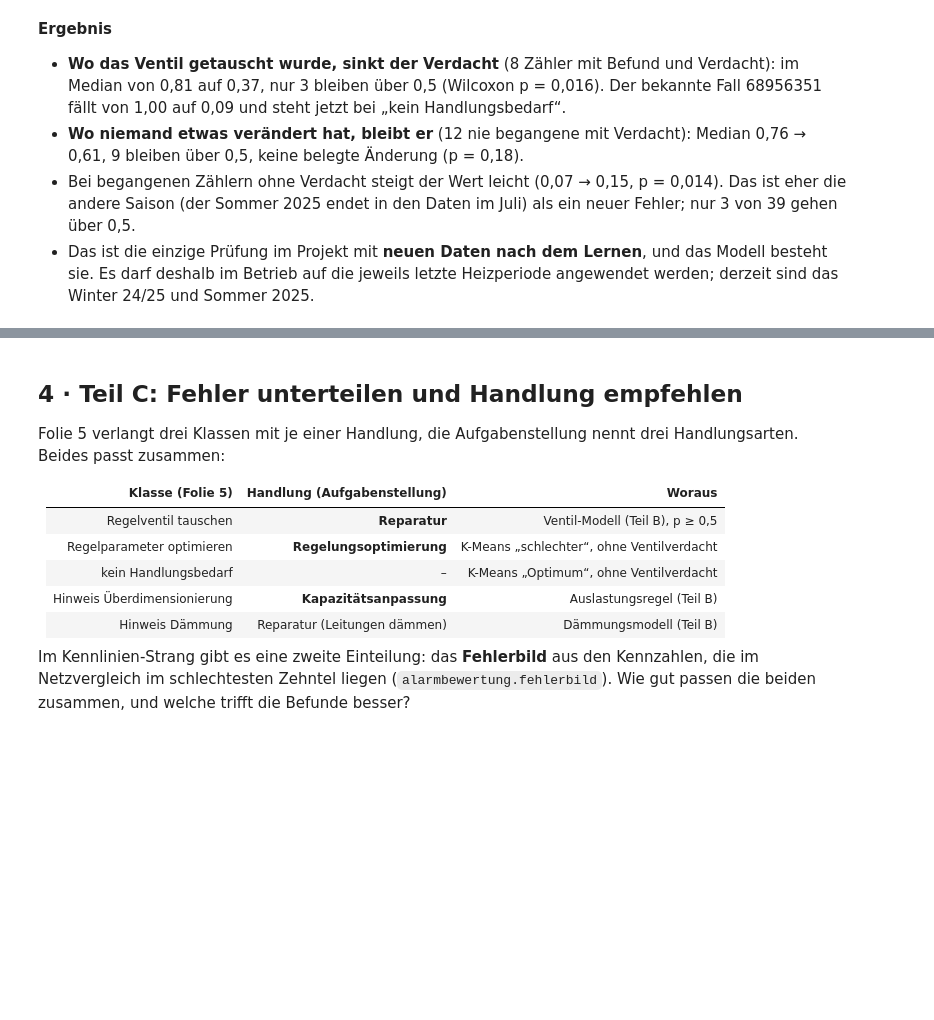
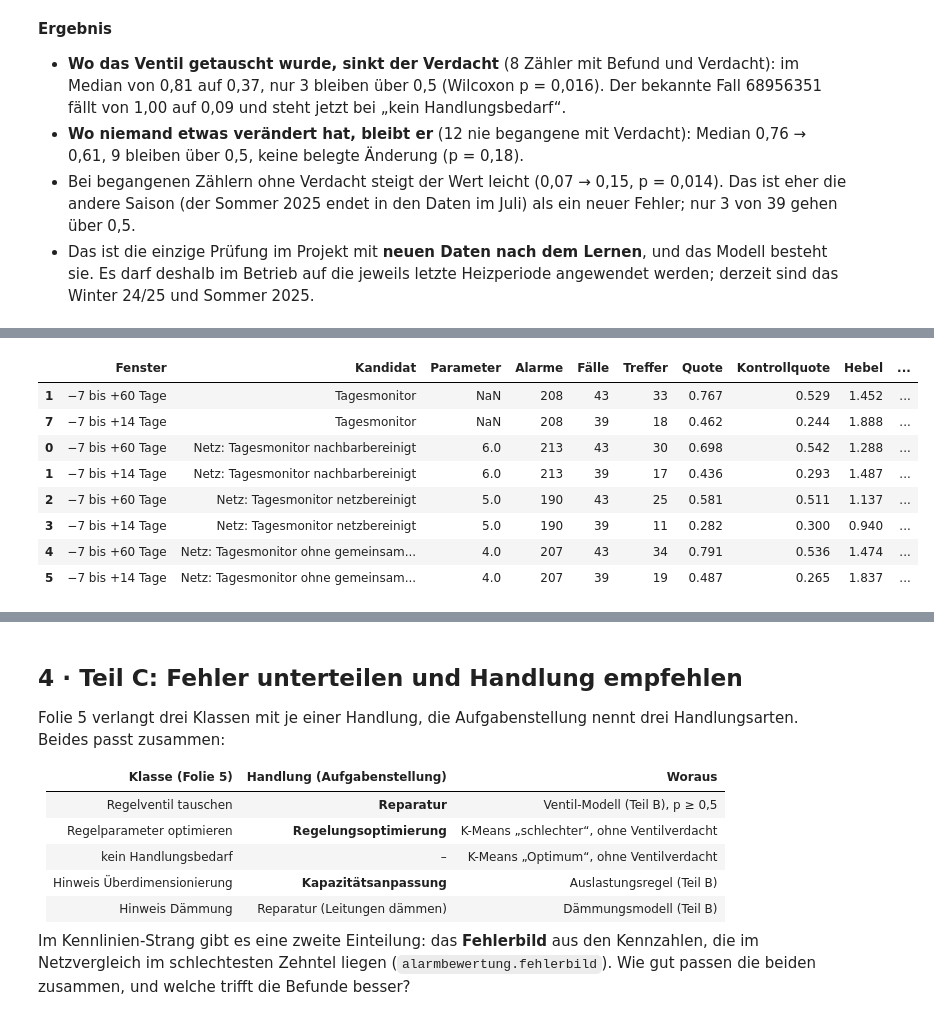
Before and after one commit to ivelinayna/projektseminar, a Jupyter notebook: notebooks/32_modellvergleich.ipynb, the cells around one changed output, grey strips where cells are left out. Saved outputs shown, nothing was run; the diff lists cells and outputs as text; code cells hidden in the pictures; blank space fills up the shorter version.

```diff
--- a/notebooks/32_modellvergleich.ipynb
+++ b/notebooks/32_modellvergleich.ipynb
@@ -1415,0 +1440,75 @@ fall.round(2)
+# %%
+from src import build_graph as bg
+from src import nachbarschaft as ns
+
+nachbarn2 = ns.nachbarn(bg.build_logical_graph(), ns.MAX_KANTEN)
+paare2 = ns.paare(nachbarn2)
+print(f"Logischer Graph: {len(nachbarn2)} Zähler, im Mittel {np.mean([len(v) for v in nachbarn2.values()]):.1f} Nachbarn bis zwei Kanten")
+z_breit = tm_verlauf.pivot_table(index=["kanal", "datum"], columns="zaehler", values="z")
+
+
+def bereinigte_z(art):
+    teile = []
+    for kanal, b in z_breit.groupby(level=0):
+        b = b.droplevel(0)
+        if art == "netz":
+            neu = b.sub(b.median(axis=1), axis=0)
+        else:
+            neu = b.copy()
+            for m in b.columns:
+                nn = [x for x in nachbarn2.get(int(m), ()) if x in b.columns and x != m]
+                if nn:
+                    neu[m] = b[m] - b[nn].mean(axis=1).fillna(0)
+        t = neu.stack().rename("z").reset_index()
+        t["kanal"] = kanal
+        teile.append(t)
+    return pd.concat(teile, ignore_index=True)
+
+
+def cusum_auf(tab):
+    def f(h):
+        zeilen = []
+        for (z, kanal), g in tab.groupby(["zaehler", "kanal"]):
+            g = g.sort_values("datum")
+            _, _, al = tm.cusum(g["z"].to_numpy(), h=h, deckel=max(tm.CUSUM_MAX, 2 * h))
+            zeilen += [(z, g["datum"].iloc[i]) for i, _, _ in al]
+        return pd.DataFrame(zeilen, columns=["zaehler", "datum"])
+    return f
+
+
+def ohne_nachbar_alarme(h):
+    zeilen = []
+    for (m, kanal), g in normal["verlauf"].groupby(["meter", "kanal"]):
+        g = g.sort_values("datum")
+        _, _, al = tm.cusum(g["z"].to_numpy(), h=h, deckel=max(tm.CUSUM_MAX, 2 * h))
+        zeilen += [{"meter": m, "kanal": kanal, "datum": g["datum"].iloc[i], "richtung": r,
+                    "beginn": g["datum"].iloc[s]} for i, r, s in al]
+    markiert_nb = ne.markiere(ne.einsaetze(pd.DataFrame(zeilen)), [], paare2, fenster=ne.FENSTER_TAGE)
+    ohne = markiert_nb[~(markiert_nb["nachbar_gleichzeitig"] & (markiert_nb["bewertung"] == "schlechter"))]
+    return ohne.rename(columns={"meter": "zaehler"})[["zaehler", "datum"]]
+
+
+suche_netz = {
+    "Netz: Tagesmonitor nachbarbereinigt": (cusum_auf(bereinigte_z("nachbar")), [3, 4, 5, 6, 7, 8]),
+    "Netz: Tagesmonitor netzbereinigt": (cusum_auf(bereinigte_z("netz")), [3, 4, 5, 6, 7, 8]),
+    "Netz: Tagesmonitor ohne gemeinsame Nachbar-Alarme (NB 24)": (ohne_nachbar_alarme, [3.5, 4, 4.5, 5]),
+}
+zeilen = []
+for name, (funktion, werte) in suche_netz.items():
+    wert, tafel = ps.budget_anpassen(funktion, werte, budget, gemeinsam)
+    alarme = funktion(wert)
+    kandidaten_a[name] = alarme
+    eigene_tage[name] = tm_beob
+    a = ps.auf_tagen(alarme, gemeinsam)
+    for nach in (60, 14):
+        t = ps.trefferpruefung(a, gemeinsam, faelle, termine, nach=nach)
+        treffer_je_fall[(name, nach)] = t.set_index(["zaehler", "datum"])["treffer"]
+        zeilen.append({"Fenster": f"−7 bis +{nach} Tage", "Alarme": len(a), "Parameter": wert, **ps.bilanz(t, name)})
+netz_a = pd.DataFrame(zeilen)
+tm_bezug = treffer_je_fall[("Tagesmonitor", 60)]
+netz_mcnemar = pd.DataFrame({name: ps.mcnemar(tm_bezug, treffer_je_fall[(name, 60)].reindex(tm_bezug.index).fillna(False))
+                             for name in suche_netz}).T.rename(columns={"nur A": "nur Tagesmonitor", "nur B": "nur Netz-Variante"})
+display(pd.concat([alle_a[alle_a["Kandidat"] == "Tagesmonitor"], netz_a])[
+    ["Fenster", "Kandidat", "Parameter", "Alarme", "Fälle", "Treffer", "Quote", "Kontrollquote", "Hebel", "p (einseitig)"]].round(3))
+netz_mcnemar.round(3)
+# %% [output]
@@ -1415,0 +1516,9 @@ fall.round(2)
+|  | Fenster | Kandidat | Parameter | Alarme | Fälle | Treffer | Quote | Kontrollquote | Hebel | ... |
+| 1 | −7 bis +60 Tage | Tagesmonitor | NaN | 208 | 43 | 33 | 0.767 | 0.529 | 1.452 | ... |
+| 7 | −7 bis +14 Tage | Tagesmonitor | NaN | 208 | 39 | 18 | 0.462 | 0.244 | 1.888 | ... |
+| 0 | −7 bis +60 Tage | Netz: Tagesmonitor nachbarbereinigt | 6.0 | 213 | 43 | 30 | 0.698 | 0.542 | 1.288 | ... |
+| 1 | −7 bis +14 Tage | Netz: Tagesmonitor nachbarbereinigt | 6.0 | 213 | 39 | 17 | 0.436 | 0.293 | 1.487 | ... |
+| 2 | −7 bis +60 Tage | Netz: Tagesmonitor netzbereinigt | 5.0 | 190 | 43 | 25 | 0.581 | 0.511 | 1.137 | ... |
+| 3 | −7 bis +14 Tage | Netz: Tagesmonitor netzbereinigt | 5.0 | 190 | 39 | 11 | 0.282 | 0.300 | 0.940 | ... |
+| 4 | −7 bis +60 Tage | Netz: Tagesmonitor ohne gemeinsam... | 4.0 | 207 | 43 | 34 | 0.791 | 0.536 | 1.474 | ... |
+| 5 | −7 bis +14 Tage | Netz: Tagesmonitor ohne gemeinsam... | 4.0 | 207 | 39 | 19 | 0.487 | 0.265 | 1.837 | ... |
```
Also changed, not shown: parts of 13 cells of this notebook, 3 other files.
